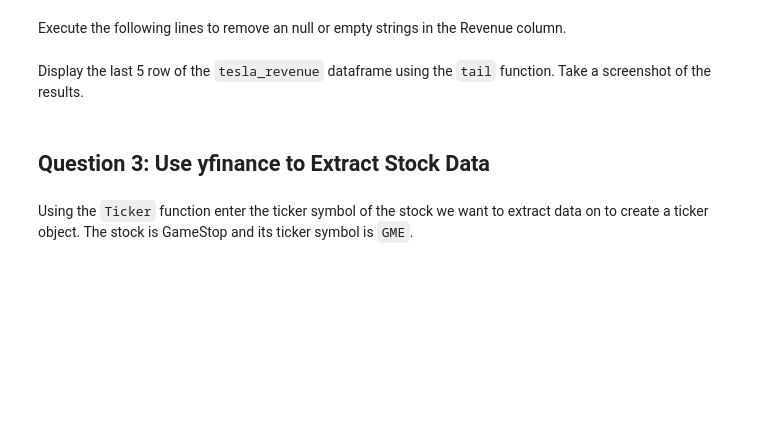
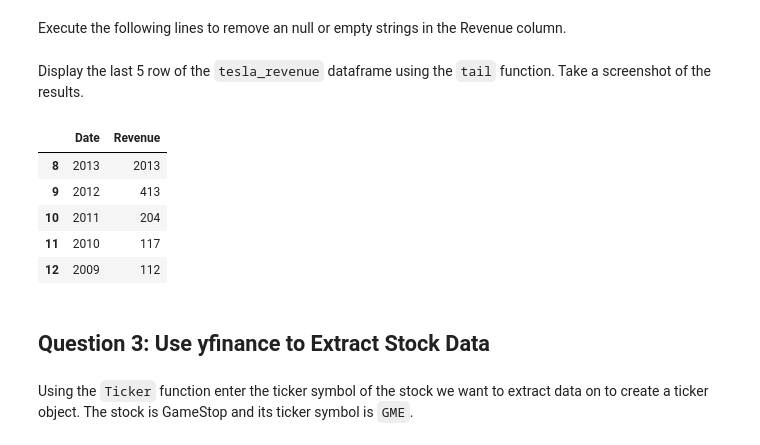
Before and after one commit to glebanych/Hands-on-Lab-Analyzing-Historical-Stock-Revenue-Data-and-Building-a-Dashboard, a Jupyter notebook: Final_Assignment_v2.ipynb, the cells around one changed output. Drawn from its saved outputs; the diff is of its cells as text; code cells hidden in the pictures; blank space fills up the shorter version.

```diff
--- a/Final_Assignment_v2.ipynb
+++ b/Final_Assignment_v2.ipynb
@@ -119,7 +119,7 @@ html_data=requests.get(url).text
 # %% [markdown]
 Parse the html data using `beautiful_soup` using parser i.e `html5lib` or `html.parser`.
 # %%
-soup = BeautifulSoup(html_data,"html5lib")
+soup = BeautifulSoup(html_data, 'html.parser')
 # %% [markdown]
 Using `BeautifulSoup` or the `read_html` function extract the table with `Tesla Revenue` and store it into a dataframe named `tesla_revenue`. The dataframe should have columns `Date` and `Revenue`.
 # %% [markdown]
@@ -163,4 +156,13 @@ KeyError: 'Revenue'
+# %%
+tesla_revenue = pd.DataFrame(columns=["Date", "Revenue"])
+
+for row in soup.find("tbody").find_all('tr'):
+    col = row.find_all("td")
+    date = col[0].text
+    revenue = col[1].text
+
+    tesla_revenue = pd.concat([tesla_revenue,pd.DataFrame({"Date":[date], "Revenue":[revenue]})], ignore_index=True)
 # %% [markdown]
 Execute the following line to remove the comma and dollar sign from the `Revenue` column.
 # %%
-tesla_revenue["Revenue"] = tesla_revenue['Revenue'].str.replace(',|\$',"")
+tesla_revenue["Revenue"] = tesla_revenue['Revenue'].str.replace(',|\$',"", regex=True)
@@ -174,6 +174,15 @@ tesla_revenue.dropna(inplace=True)
 tesla_revenue = tesla_revenue[tesla_revenue['Revenue'] != ""]
 # %% [markdown]
 Display the last 5 row of the `tesla_revenue` dataframe using the `tail` function. Take a screenshot of the results.
+# %%
+tesla_revenue.tail()
+# %% [output]
+|  | Date | Revenue |
+| 8 | 2013 | 2013 |
+| 9 | 2012 | 413 |
+| 10 | 2011 | 204 |
+| 11 | 2010 | 117 |
+| 12 | 2009 | 112 |
 # %% [markdown]
 ## Question 3: Use yfinance to Extract Stock Data
 # %% [markdown]
```
Also changed, not shown: parts of 13 cells of this notebook.
